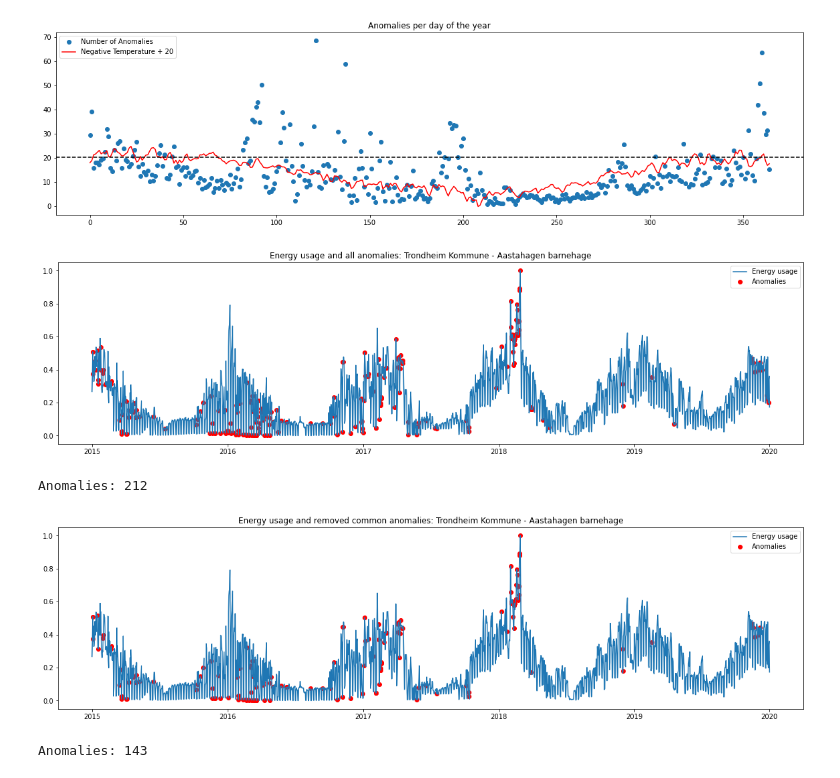
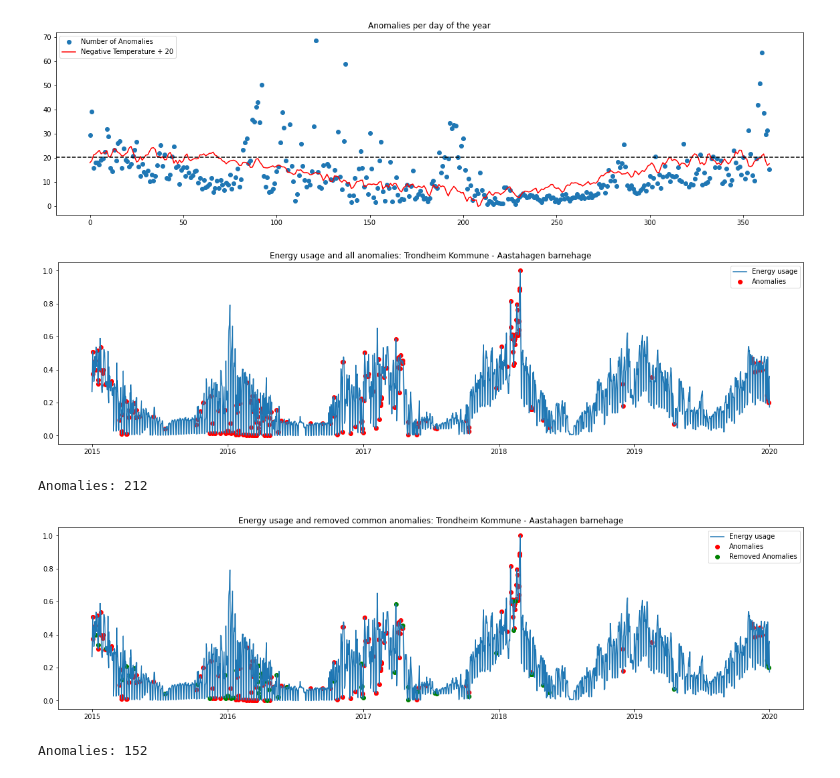
Before and after one commit to dagokl/trdk02_energy_consumption, a Jupyter notebook: models/resources/ETTplus.ipynb, the cells around one changed output. Drawn from its saved outputs; the diff is of its cells as text; code cells hidden in the pictures.

Commit message:
removed anomalies with external causes

```diff
--- a/models/resources/ETTplus.ipynb
+++ b/models/resources/ETTplus.ipynb
@@ -384,34 +384,38 @@ for day, et in ETT.items():
     day_energy = building_energy.loc[building_energy.index.weekday == week_days.index(day)]
     day_temp = daily_temp.loc[daily_temp.index.weekday == week_days.index(day)]
     dates = et.get_anomolies_series(day_energy, day_temp).index
     anomalies.extend(dates)
 
 # plot energy usage and anomalies
 plt.title('Energy usage and all anomalies: ' + building_name)
 plt.plot(building_energy, label='Energy usage')
 plt.scatter(anomalies, building_energy.loc[anomalies], label='Anomalies', color='red')
 plt.legend()
 plt.show()
 print('Anomalies: ' + str(len(anomalies)))
 
 # remove an anomaly if there are more than knee_value_year anomalies that day
 # turn anomalies dates to day of year list
 days_of_year = [anomaly.timetuple().tm_yday -1 for anomaly in anomalies]
 days_of_year = np.array(days_of_year)
 anomalies_on_days_of_year = anomalies_per_day_year[days_of_year]
-external_factor_mask = anomalies_on_days_of_year > knee_value_year
+# external_factor_mask = anomalies_on_days_of_year > knee_value_year
+external_factor_mask = anomalies_on_days_of_year > (-daily_temp+25)[days_of_year]
 # remove anomalies where mask is true
-anomalies = [anomaly for anomaly, mask in zip(anomalies, external_factor_mask) if not mask]
+new_anomalies = [anomaly for anomaly, mask in zip(anomalies, external_factor_mask) if not mask]
+anomalies_removed = list(set(anomalies) - set(new_anomalies))
+anomalies = new_anomalies
 
 # plot energy usage and anomalies after removing anomalies
 plt.title('Energy usage and removed common anomalies: ' + building_name)
 plt.plot(building_energy, label='Energy usage')
 plt.scatter(anomalies, building_energy.loc[anomalies], label='Anomalies', color='red')
+plt.scatter(anomalies_removed, building_energy.loc[anomalies_removed], label='Removed Anomalies', color='green')
 plt.legend()
 plt.show()
 print('Anomalies: ' + str(len(anomalies)))
 # %% [output]
 [figure]
 Anomalies: 212
-[figure, old version]
+[figure, new version]
-Anomalies: 143
+Anomalies: 152
```
